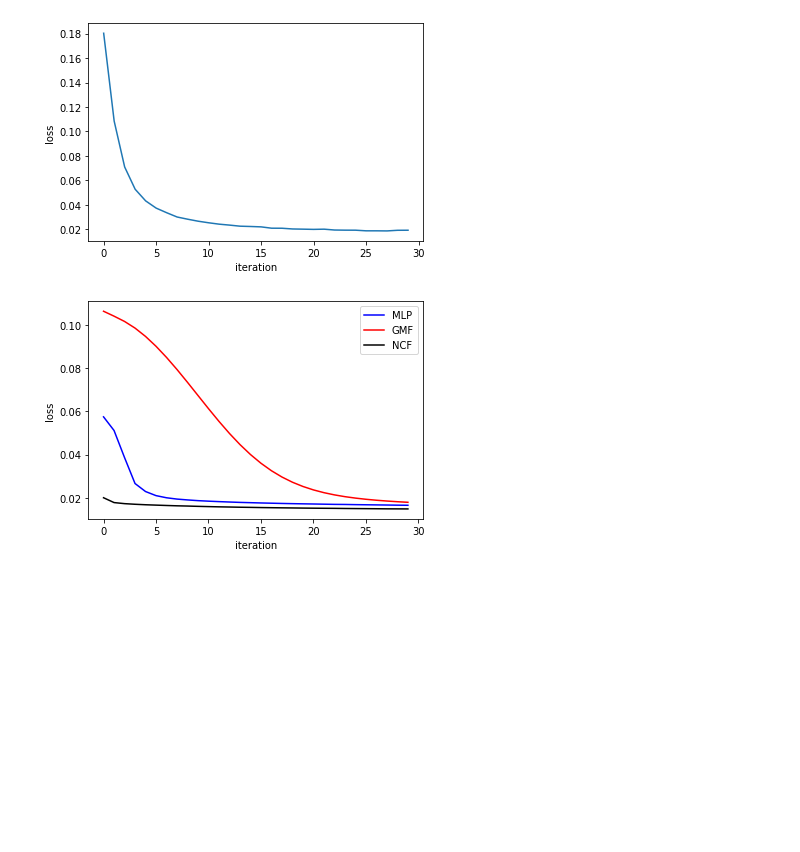
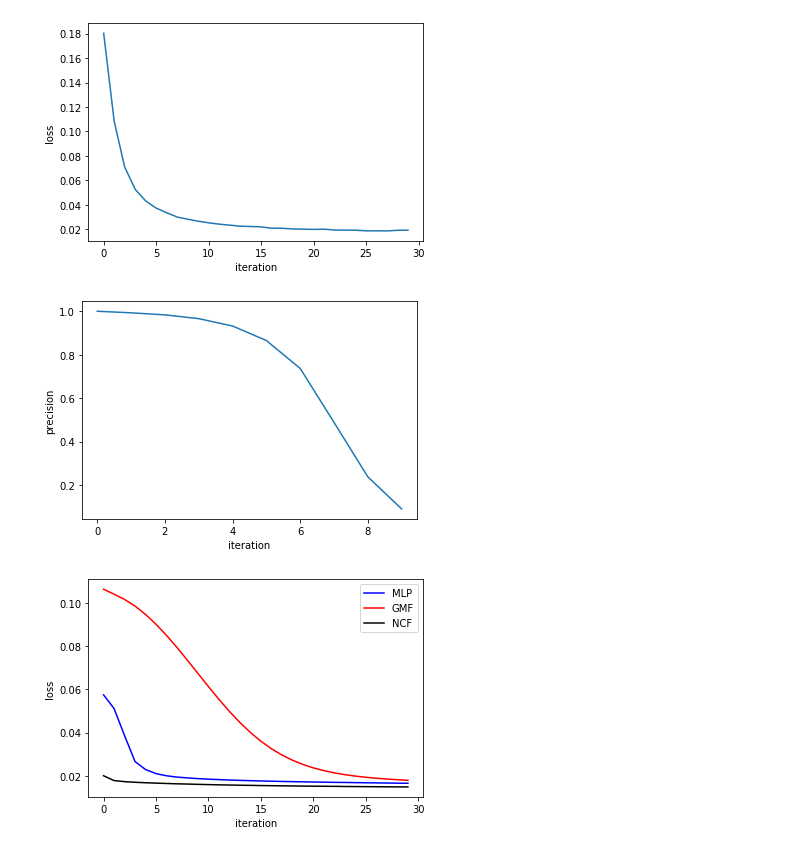
Before and after one commit to DruryXu/SCUthesis, a Jupyter notebook: data_analysis/data_analysis.ipynb, the cells around one changed output. Cells and saved outputs as stored; diff of their text form; code cells hidden in the pictures; blank space fills up the shorter version.

```diff
--- a/data_analysis/data_analysis.ipynb
+++ b/data_analysis/data_analysis.ipynb
@@ -47,6 +39,16 @@ plt.savefig('LFM_loss.jpg')
 plt.show()
 # %% [output]
 [figure]
+# %%
+precision = [1.0, 0.9927674962773878, 0.9833652414379922, 0.9658796000850883, 0.9320144650074453, 0.865049989363965, 0.7365241437991916, 0.48810891299723463, 0.23731121038077002, 0.08959795788130184]
+x_data = [i for i in range(10)]
+plt.plot(x_data, precision)
+plt.xlabel("iteration")
+plt.ylabel("precision")
+plt.savefig("LFM_precision.jpg")
+plt.show()
+# %% [output]
+[figure, added]
 # %%
 MLP = [0.05749154522469858, 0.05117393039712092, 0.0386332842952958, 0.026603427658811574,
        0.022893851486648003, 0.02099883337164434, 0.02000373156695831, 0.019396662019284035,
```
Also changed, not shown: parts of 3 cells of this notebook, 12 other files.
